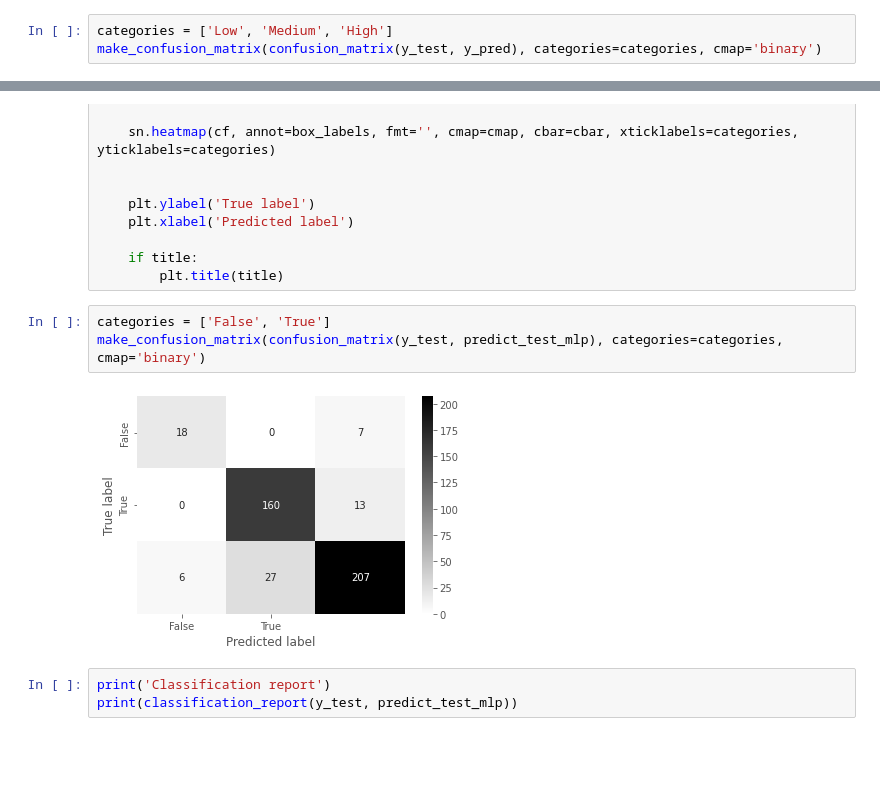
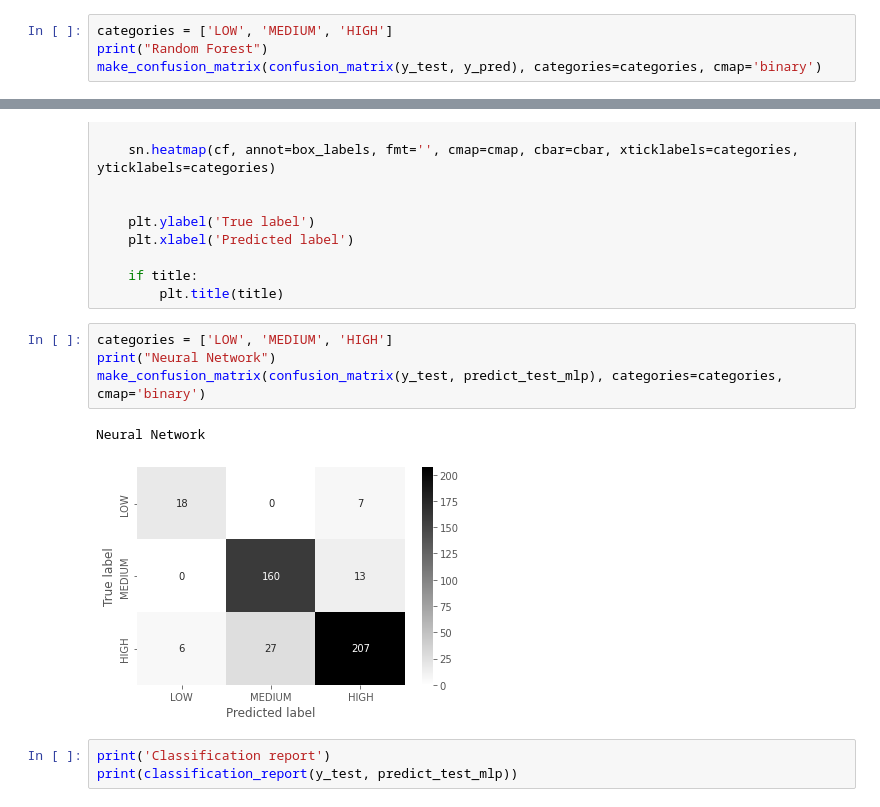
Before and after one commit to whyicn/MachineLearning, a Jupyter notebook: project.ipynb, the cells around one changed output, grey strips where cells are left out. Cells and saved outputs as stored; diff of their text form; blank space fills up the shorter version.

```diff
--- a/project.ipynb
+++ b/project.ipynb
@@ -515,4 +515,5 @@ confusion_matrix
 # %%
-categories = ['Low', 'Medium', 'High']
+categories = ['LOW', 'MEDIUM', 'HIGH']
+print("Random Forest")
 make_confusion_matrix(confusion_matrix(y_test, y_pred), categories=categories, cmap='binary')
 # %% [output]
@@ -671,10 +673,12 @@ def make_confusion_matrix(cf, categories='auto', cbar=True, cmap='Blues', title=
     if title:
         plt.title(title)
 # %%
-categories = ['False', 'True']
+categories = ['LOW', 'MEDIUM', 'HIGH']
+print("Neural Network")
 make_confusion_matrix(confusion_matrix(y_test, predict_test_mlp), categories=categories, cmap='binary')
 # %% [output]
+Neural Network
-[figure, old version]
+[figure, new version]
 # %%
 print('Classification report')
 print(classification_report(y_test, predict_test_mlp))
```
Also changed, not shown: parts of 19 cells of this notebook, 6 other files.
